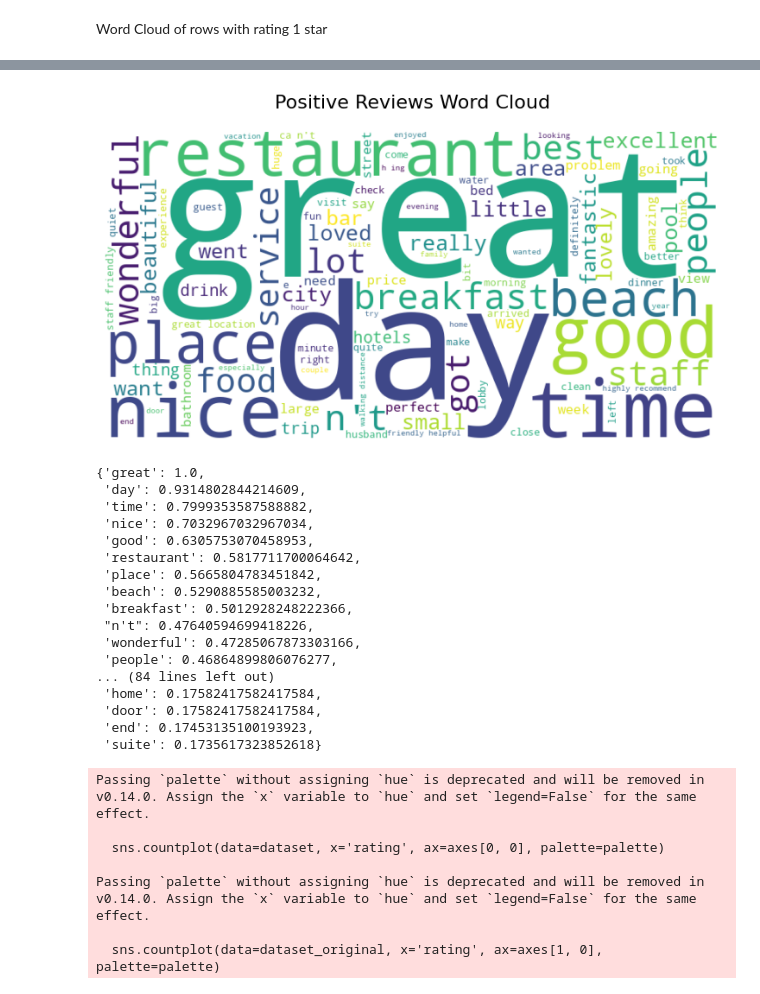
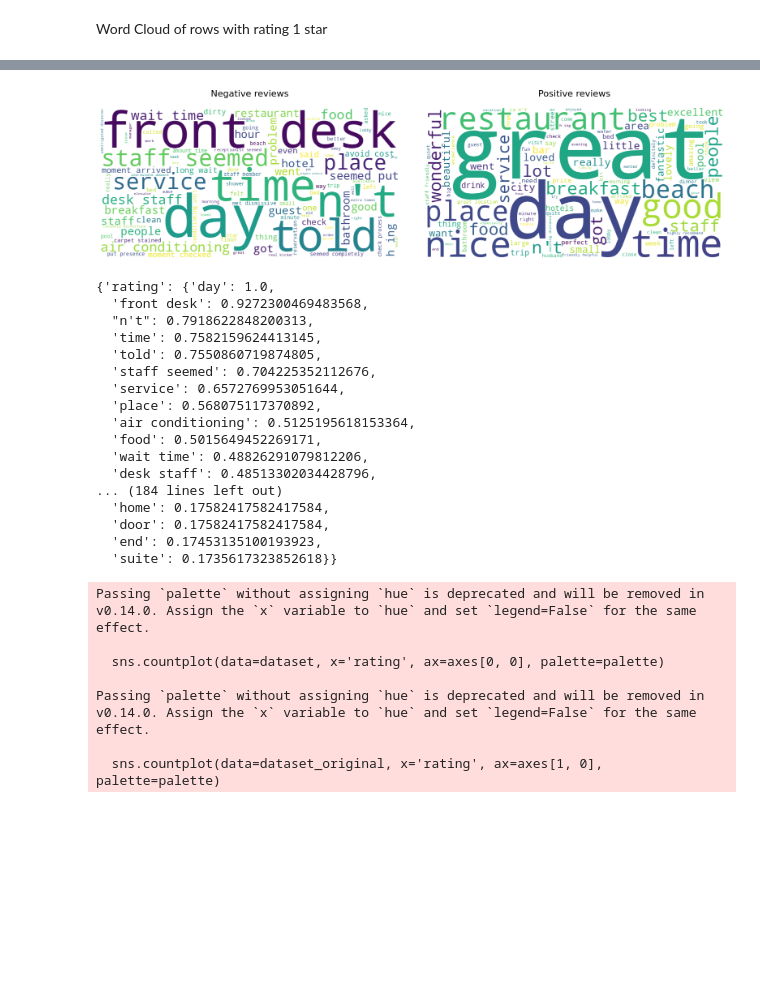
Before and after one commit to FIUBA-CEIA-18Co2024/AM1-TP, a Jupyter notebook: pre_processing.ipynb, the cells around one changed output, grey strips where cells are left out. Saved outputs shown, nothing was run; the diff lists cells and outputs as text; code cells hidden in the pictures; blank space fills up the shorter version.

```diff
--- a/pre_processing.ipynb
+++ b/pre_processing.ipynb
@@ -624,27 +696,24 @@ create_rating_wordcloud(dataset,
-# %%
-create_rating_wordcloud(dataset,
-    rating=5,
-    #colormap='Reds',
-    title='Positive Reviews Word Cloud')
-# %% [output]
-[figure, removed]
-{'great': 1.0,
- 'day': 0.9314802844214609,
- 'time': 0.7999353587588882,
- 'nice': 0.7032967032967034,
- 'good': 0.6305753070458953,
- 'restaurant': 0.5817711700064642,
- 'place': 0.5665804783451842,
- 'beach': 0.5290885585003232,
- 'breakfast': 0.5012928248222366,
- "n't": 0.47640594699418226,
- 'wonderful': 0.47285067873303166,
- 'people': 0.46864899806076277,
-... (84 lines left out)
- 'home': 0.17582417582417584,
- 'door': 0.17582417582417584,
- 'end': 0.17453135100193923,
- 'suite': 0.1735617323852618}
+# %%
+create_rating_wordcloud_comparison(dataset, rating=1, rating_bis=5, title='Negative reviews', title_bis='Positive reviews')
+# %% [output]
+[figure, added]
+{'rating': {'day': 1.0,
+  'front desk': 0.9272300469483568,
+  "n't": 0.7918622848200313,
+  'time': 0.7582159624413145,
+  'told': 0.7550860719874805,
+  'staff seemed': 0.704225352112676,
+  'service': 0.6572769953051644,
+  'place': 0.568075117370892,
+  'air conditioning': 0.5125195618153364,
+  'food': 0.5015649452269171,
+  'wait time': 0.48826291079812206,
+  'desk staff': 0.48513302034428796,
+... (184 lines left out)
+  'home': 0.17582417582417584,
+  'door': 0.17582417582417584,
+  'end': 0.17453135100193923,
+  'suite': 0.1735617323852618}}
 # %%
 plot_rating_distribution_comparison(df, df_c)
 # %% [output]
```
Also changed, not shown: parts of 8 cells of this notebook.
